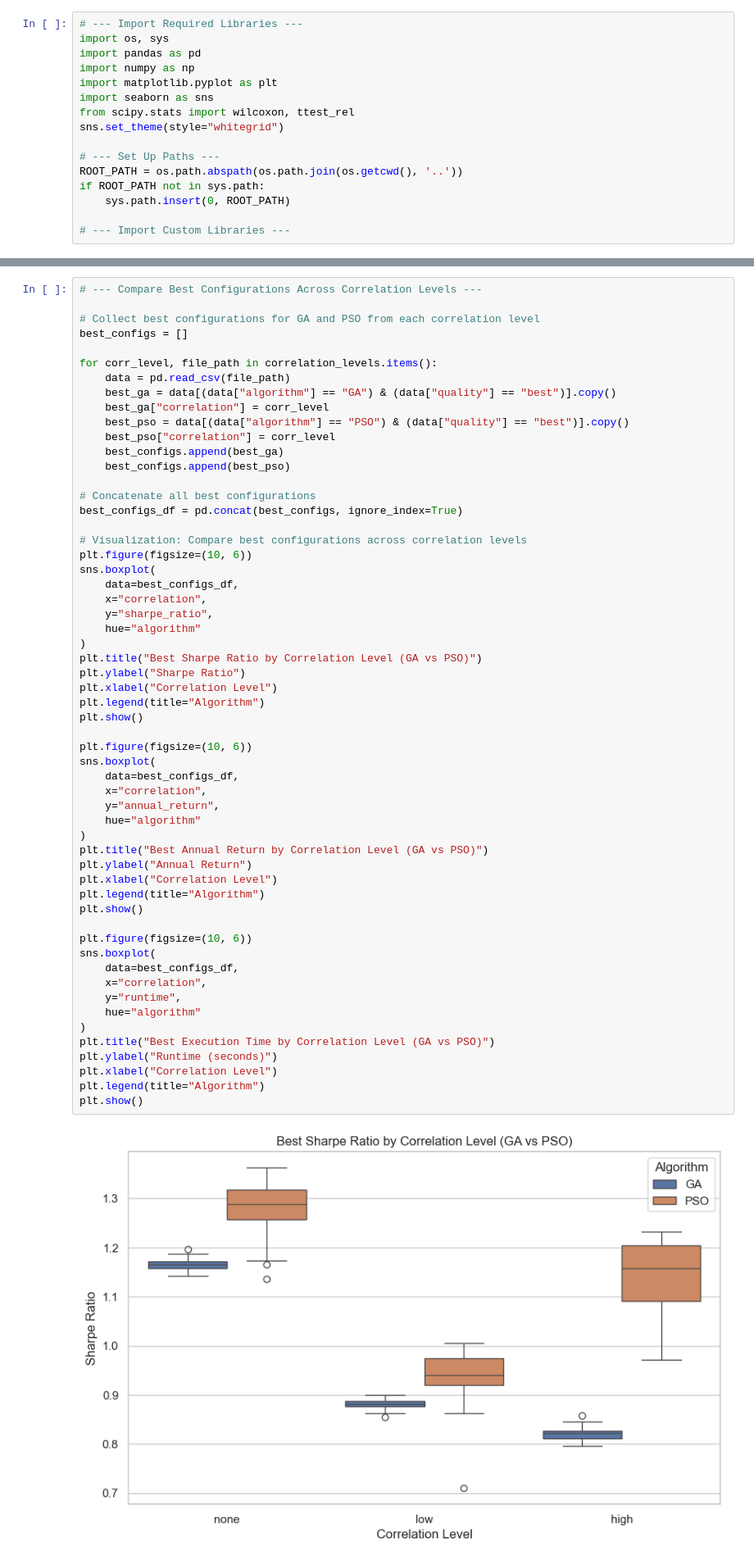
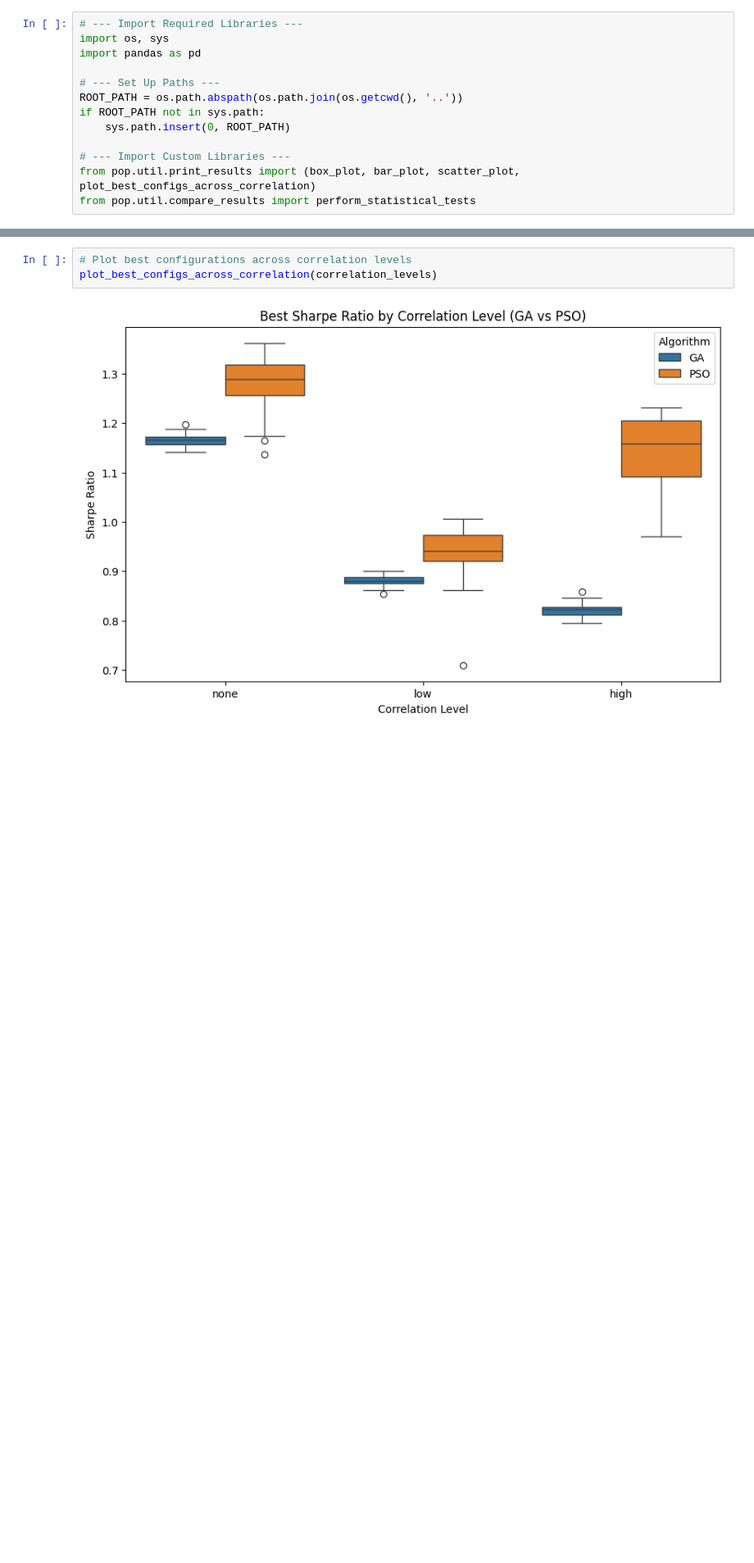
Before and after one commit to aprentix/BAO_Portfolio-Optimization-Problem, a Jupyter notebook: notebooks/compare_results.ipynb, the cells around one changed output, grey strips where cells are left out. Shown at 82% size. Saved outputs shown, nothing was run; the diff lists cells and outputs as text; blank space fills up the shorter version.

```diff
--- a/notebooks/compare_results.ipynb
+++ b/notebooks/compare_results.ipynb
@@ -4,11 +4,6 @@
 # --- Import Required Libraries ---
 import os, sys
 import pandas as pd
-import numpy as np
-import matplotlib.pyplot as plt
-import seaborn as sns
-from scipy.stats import wilcoxon, ttest_rel
-sns.set_theme(style="whitegrid")
 
 # --- Set Up Paths ---
 ROOT_PATH = os.path.abspath(os.path.join(os.getcwd(), '..'))
@@ -16,6 +11,8 @@ if ROOT_PATH not in sys.path:
     sys.path.insert(0, ROOT_PATH)
 
 # --- Import Custom Libraries ---
+from pop.util.print_results import (box_plot, bar_plot, scatter_plot, plot_best_configs_across_correlation)
+from pop.util.compare_results import perform_statistical_tests
 # %% [markdown]
 ## Algorithm Comparison
 # %%
@@ -136,60 +81,6 @@ Difference is statistically significant.
 ✅ All statistical tests and visualizations completed.
 # %%
-# --- Compare Best Configurations Across Correlation Levels ---
-
-# Collect best configurations for GA and PSO from each correlation level
-best_configs = []
-
-for corr_level, file_path in correlation_levels.items():
-    data = pd.read_csv(file_path)
-    best_ga = data[(data["algorithm"] == "GA") & (data["quality"] == "best")].copy()
-    best_ga["correlation"] = corr_level
-    best_pso = data[(data["algorithm"] == "PSO") & (data["quality"] == "best")].copy()
-    best_pso["correlation"] = corr_level
-    best_configs.append(best_ga)
-    best_configs.append(best_pso)
-
-# Concatenate all best configurations
-best_configs_df = pd.concat(best_configs, ignore_index=True)
-
-# Visualization: Compare best configurations across correlation levels
-plt.figure(figsize=(10, 6))
-sns.boxplot(
-    data=best_configs_df,
-    x="correlation",
-    y="sharpe_ratio",
-    hue="algorithm"
-)
-plt.title("Best Sharpe Ratio by Correlation Level (GA vs PSO)")
-plt.ylabel("Sharpe Ratio")
-plt.xlabel("Correlation Level")
-plt.legend(title="Algorithm")
-plt.show()
-
-plt.figure(figsize=(10, 6))
-sns.boxplot(
-    data=best_configs_df,
-    x="correlation",
-    y="annual_return",
-    hue="algorithm"
-)
-plt.title("Best Annual Return by Correlation Level (GA vs PSO)")
-plt.ylabel("Annual Return")
-plt.xlabel("Correlation Level")
-plt.legend(title="Algorithm")
-plt.show()
-
-plt.figure(figsize=(10, 6))
-sns.boxplot(
-    data=best_configs_df,
-    x="correlation",
-    y="runtime",
-    hue="algorithm"
-)
-plt.title("Best Execution Time by Correlation Level (GA vs PSO)")
-plt.ylabel("Runtime (seconds)")
-plt.xlabel("Correlation Level")
-plt.legend(title="Algorithm")
-plt.show()
+# Plot best configurations across correlation levels
+plot_best_configs_across_correlation(correlation_levels)
 # %% [output]
-[figure, old version]
+[figure, new version]
```
Also changed, not shown: parts of 2 cells of this notebook, 3 other files.
